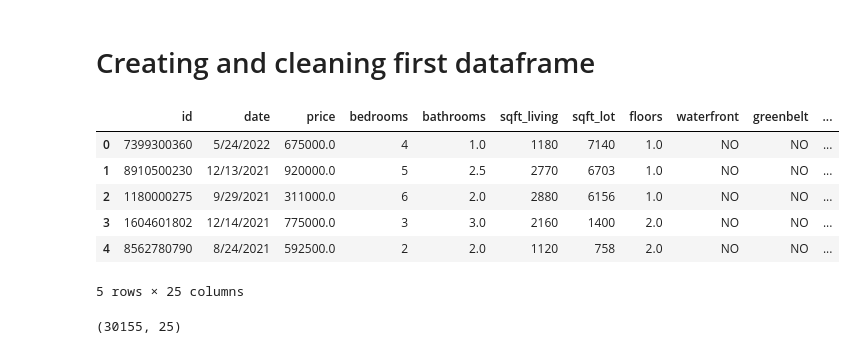
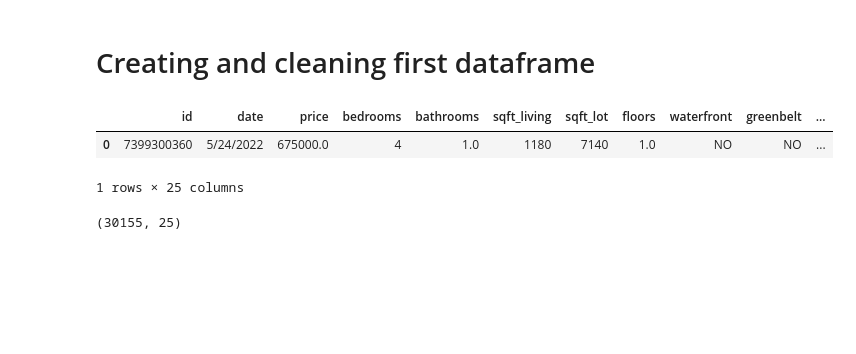
Before and after one commit to mduncan23/King-County-Real-Estate-Analysis, a Jupyter notebook: Matt Project Workbook.ipynb, the cells around one changed output. Drawn from its saved outputs; the diff is of its cells as text; code cells hidden in the pictures; blank space fills up the shorter version.

```diff
--- a/Matt Project Workbook.ipynb
+++ b/Matt Project Workbook.ipynb
@@ -27,15 +30,11 @@ import num_model_all_combos as simple_test
 df = pd.read_csv('data/kc_house_data.csv')
 # %%
 # checking original df
-df.head()
+df.head(1)
 # %% [output]
 |  | id | date | price | bedrooms | bathrooms | sqft_living | sqft_lot | floors | waterfront | greenbelt | ... |
 | 0 | 7399300360 | 5/24/2022 | 675000.0 | 4 | 1.0 | 1180 | 7140 | 1.0 | NO | NO | ... |
-| 1 | 8910500230 | 12/13/2021 | 920000.0 | 5 | 2.5 | 2770 | 6703 | 1.0 | NO | NO | ... |
-| 2 | 1180000275 | 9/29/2021 | 311000.0 | 6 | 2.0 | 2880 | 6156 | 1.0 | NO | NO | ... |
-| 3 | 1604601802 | 12/14/2021 | 775000.0 | 3 | 3.0 | 2160 | 1400 | 2.0 | NO | NO | ... |
-| 4 | 8562780790 | 8/24/2021 | 592500.0 | 2 | 2.0 | 1120 | 758 | 2.0 | NO | NO | ... |
-5 rows × 25 columns
+1 rows × 25 columns
 # %%
 df.shape
 # %% [output]
```
Also changed, not shown: parts of 52 cells of this notebook, 1 other file.
